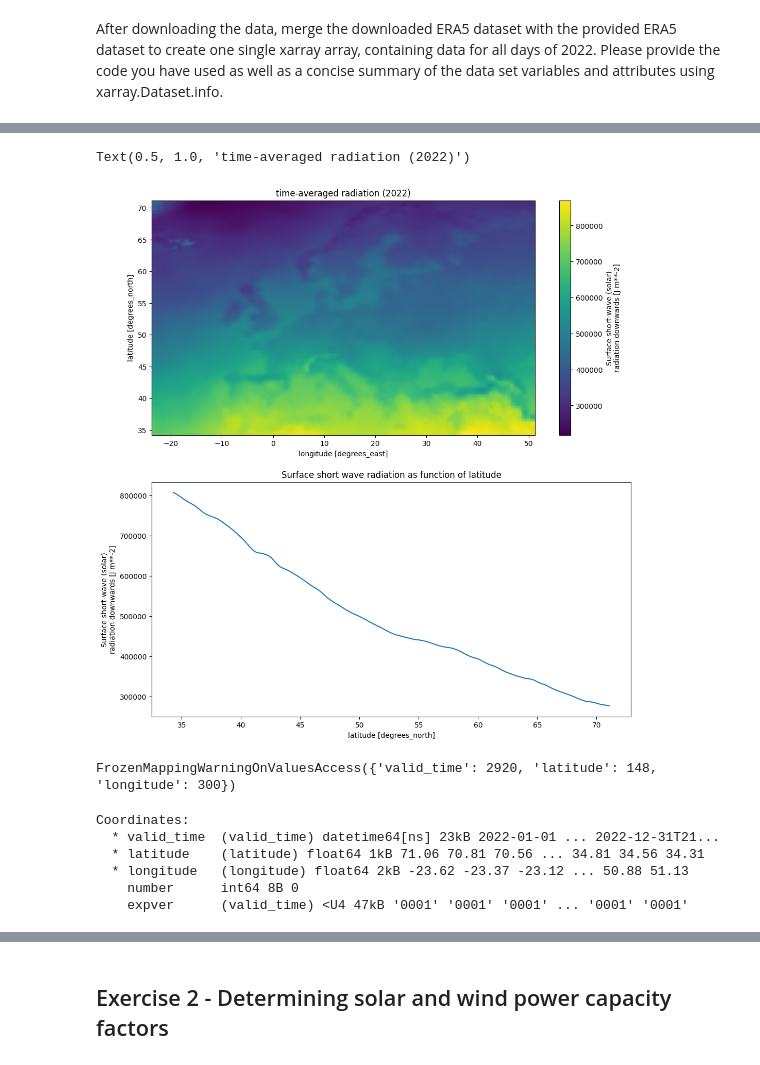
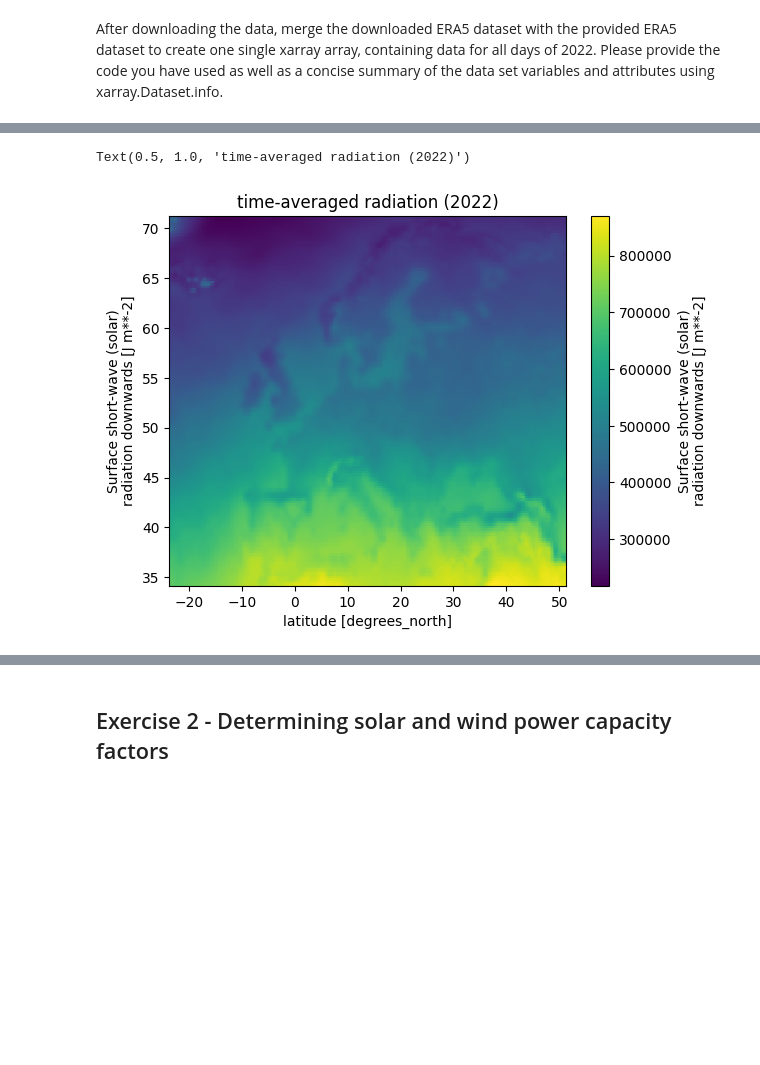
Before and after one commit to victorelgersma/dafs, a Jupyter notebook: final_assignment/AssignmentESMFinal.ipynb, the cells around one changed output, grey strips where cells are left out. Drawn from its saved outputs; the diff is of its cells as text; code cells hidden in the pictures; blank space fills up the shorter version.

```diff
--- a/final_assignment/AssignmentESMFinal.ipynb
+++ b/final_assignment/AssignmentESMFinal.ipynb
@@ -215,7 +154,5 @@ Attributes:
 # %%
-# VE: perform merge, failing loudly if there are conflicts.
-ds_jul_dec = xr.merge([ds1, ds2], join="outer", compat="identical")
-ds_jan_june = xr.merge([ds3, ds4], join="outer", compat="identical")
+
+ds_h2 = xr.merge([ds1, ds2], join="outer", compat="identical")
+ds_h1 = xr.merge([ds3, ds4], join="outer", compat="identical")
+era5 = xr.concat([ds_h1, ds_h2], dim="valid_time")
-# %%
-# VE: concatenation by time (this takes a while)
-era5 = xr.concat([ds_jan_june, ds_jul_dec], dim="valid_time")
@@ -285,38 +176,14 @@ Text(0.5, 1.0, 'time-averaged temperature (2022)')
 # %%
 # let's map ssrd and t2m for our data:
 
+(fig, ax) = plt.subplots()
 
-(fig, ax) = plt.subplots(2, 1, figsize=(12, 13))
+era5.mean(dim="valid_time")["ssrd"].plot(ax=ax)
 
-era5.mean(dim="valid_time")["ssrd"].plot(ax=ax[0])
+era5["ssrd"].mean(dim=["longitude", "valid_time"]).plot.line(ax=ax)
 
 
-era5["ssrd"].mean(dim=["longitude", "valid_time"]).plot.line(ax=ax[1])
-
-ax[1].set_title("Surface short wave radiation as function of latitude")
-
-ax[0].set_title("time-averaged radiation (2022)")
+ax.set_title("time-averaged radiation (2022)")
 # %% [output]
 Text(0.5, 1.0, 'time-averaged radiation (2022)')
-[figure, old version]
+[figure, new version]
-# %%
-# xarray.merge for the two tutorials
-# xarray.concat.
-
-# we confirm that the final dataset has the size 2920 x 148 x 300
-
-# we expect to have 3 dimensions:
-era5.dims
-# %% [output]
-FrozenMappingWarningOnValuesAccess({'valid_time': 2920, 'latitude': 148, 'longitude': 300})
-# %%
-# labelled by
-# 3 coordinates (3 dimensioned coordinates)
-era5.coords
-# %% [output]
-Coordinates:
-  * valid_time  (valid_time) datetime64[ns] 23kB 2022-01-01 ... 2022-12-31T21...
-  * latitude    (latitude) float64 1kB 71.06 70.81 70.56 ... 34.81 34.56 34.31
-  * longitude   (longitude) float64 2kB -23.62 -23.37 -23.12 ... 50.88 51.13
-    number      int64 8B 0
-    expver      (valid_time) <U4 47kB '0001' '0001' '0001' ... '0001' '0001'
```
Also changed, not shown: parts of 40 cells of this notebook.
